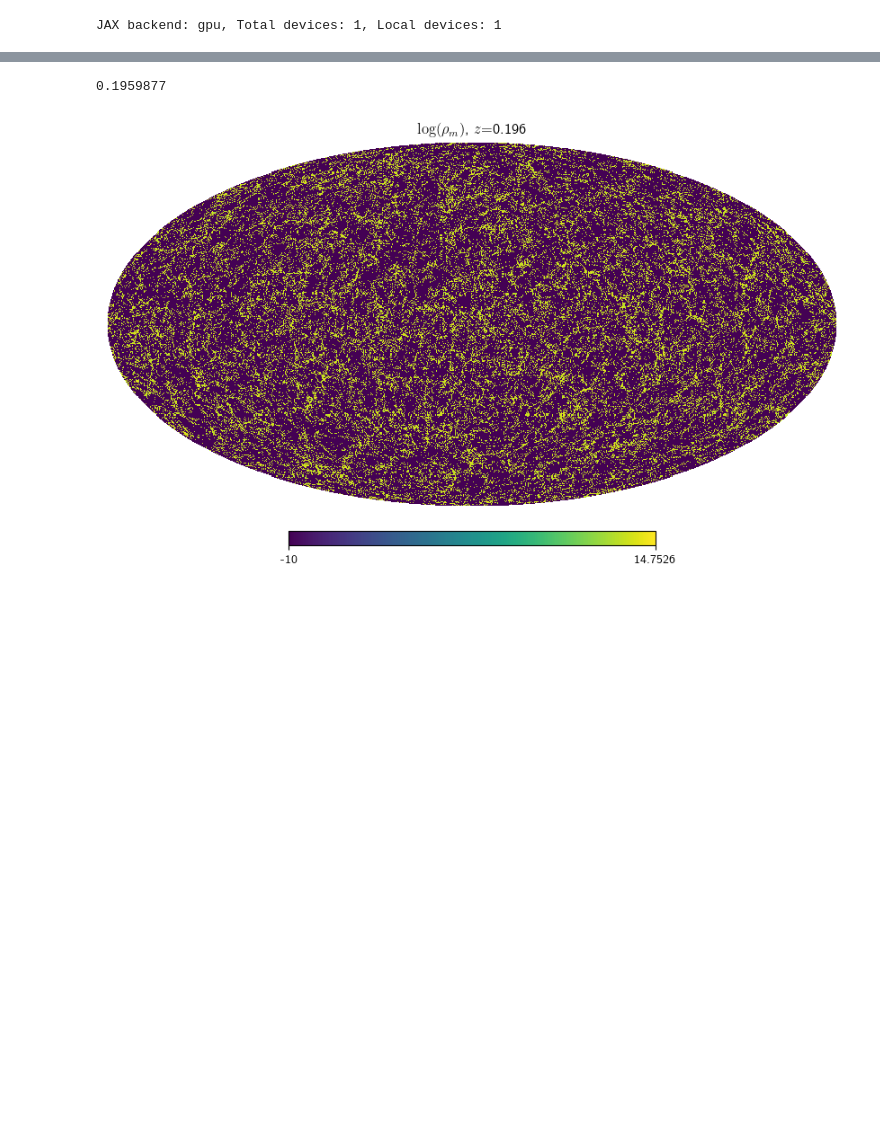
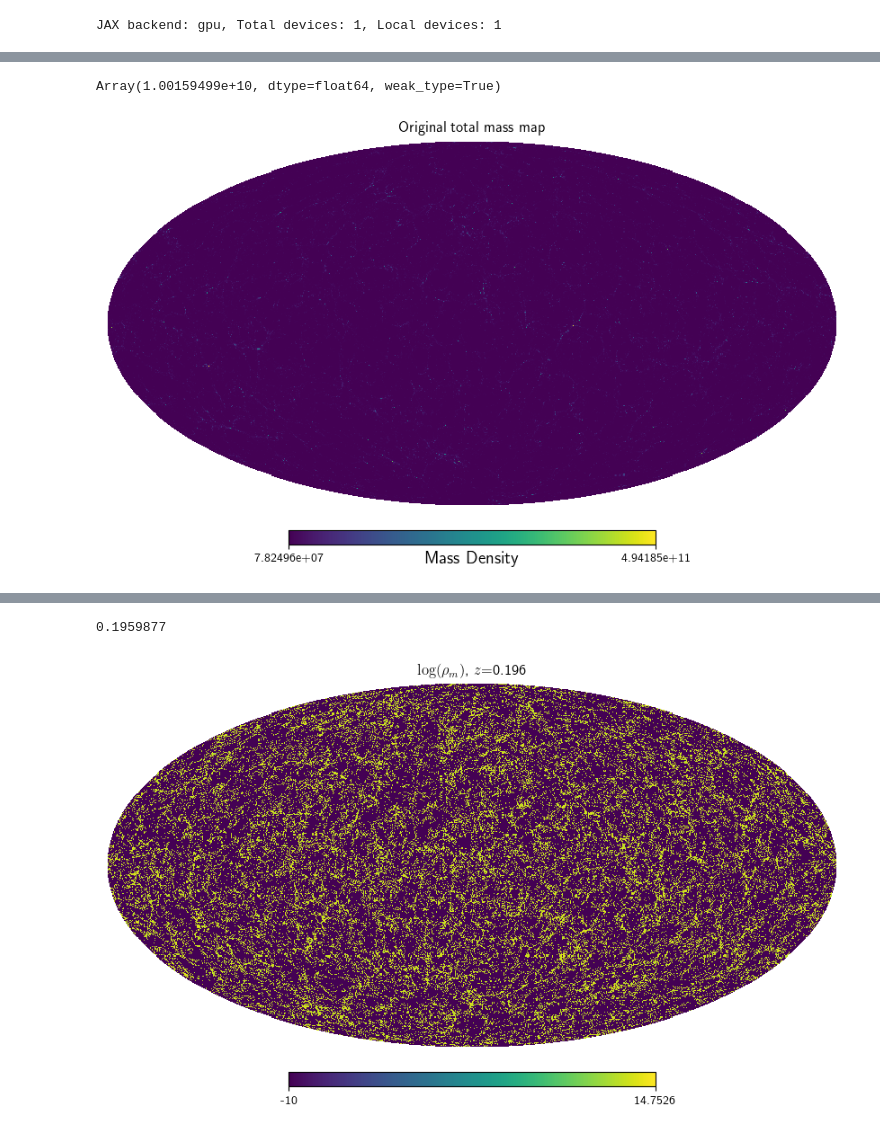
Before and after one commit to shivampcosmo/GODMAX, a Jupyter notebook: notebooks/pasting/paste_backlight_all_maps.ipynb, the cells around one changed output, grey strips where cells are left out. Cells and saved outputs as stored; diff of their text form; code cells hidden in the pictures; blank space fills up the shorter version.

```diff
--- a/notebooks/pasting/paste_backlight_all_maps.ipynb
+++ b/notebooks/pasting/paste_backlight_all_maps.ipynb
@@ -102,13 +107,13 @@ def generate_dicts(data):
 
 # --- Functions for Parallel Halo Processing ---
 
-def open_data(file):
+def open_data(file, Mlim=1e8):
     df = h5.File(ldir+file, 'r')
     M200c = df['M200c'][()]
     X, Y, Z = df['X'][()], df['Y'][()], df['Z'][()]
     VX, VY, VZ = df['VX'][()], df['VY'][()], df['VZ'][()]
     if (M200c.shape) is not None:
-        indsel = np.where(M200c>1e12)[0]
+        indsel = np.where(M200c>Mlim)[0]
         X_val = X[indsel]
         Y_val = Y[indsel]
         Z_val = Z[indsel]
@@ -304,14 +309,15 @@ def process_halos_in_batches(M_all_chunk, ra_all_chunk, dec_all_chunk, z_all_chu
     return final_concatenate_batches(all_results, pixel_dtype)
 # %%
 # --- Timing Flag ---
-# PROFILE_TIMING = True
-PROFILE_TIMING = False
+PROFILE_TIMING = True
+# PROFILE_TIMING = False
 
 if PROFILE_TIMING:
     script_start_time = time.perf_counter()
 
 # --- Analysis Parameters ---
-nside = 1024
+# nside = 1024
+nside = 512
 jdevice = 0
 Ndevices = 1
 
@@ -355,7 +361,7 @@ if PROFILE_TIMING:
     print(f"\n[PROFILE] Initial setup time: {setup_end_time - setup_start_time:.2f} seconds")
 
 # --- Identify Redshift Slices to Process ---
-sim_file_path = '/mnt/home/wcoulton/ceph/nbodysims/products/fiducial/100'
+sim_file_path = '/work/hdd/bdne/spandey3/backlight/fiducial/100'
 data_dir = f'{sim_file_path}/halos'
 files = [f for f in os.listdir(data_dir)]
 zlist = np.array(sorted(np.array([int(item) for item in files], dtype=int)))
@@ -555,0 +579,18 @@ Processing halo batch 1/1...
+# %%
+map_unbound = hp.read_map(f'{sim_file_path}/compressed_massMaps/massSheet_unbound_z_91.fits.gz')
+map_unbound_ds = hp.ud_grade(map_unbound, nside)
+
+map_tot_orig = hp.read_map(f'{sim_file_path}/compressed_massMaps/massSheet_tot_z_91.fits.gz')
+map_tot_orig_ds = hp.ud_grade(map_tot_orig, nside)
+# %%
+rho_m = Prof_test.get_rho_m(0.0) # at z=0.196
+Mtot = rho_m * (1000)**3
+part_mass = Mtot/2048**3
+# %%
+part_mass
+# %% [output]
+Array(1.00159499e+10, dtype=float64, weak_type=True)
+# %%
+hp.mollview(map_tot_orig_ds*part_mass, title='Original total mass map', unit='Mass Density')
+# %% [output]
+[figure, added]
```
Also changed, not shown: parts of 11 cells of this notebook, 2 other files.
